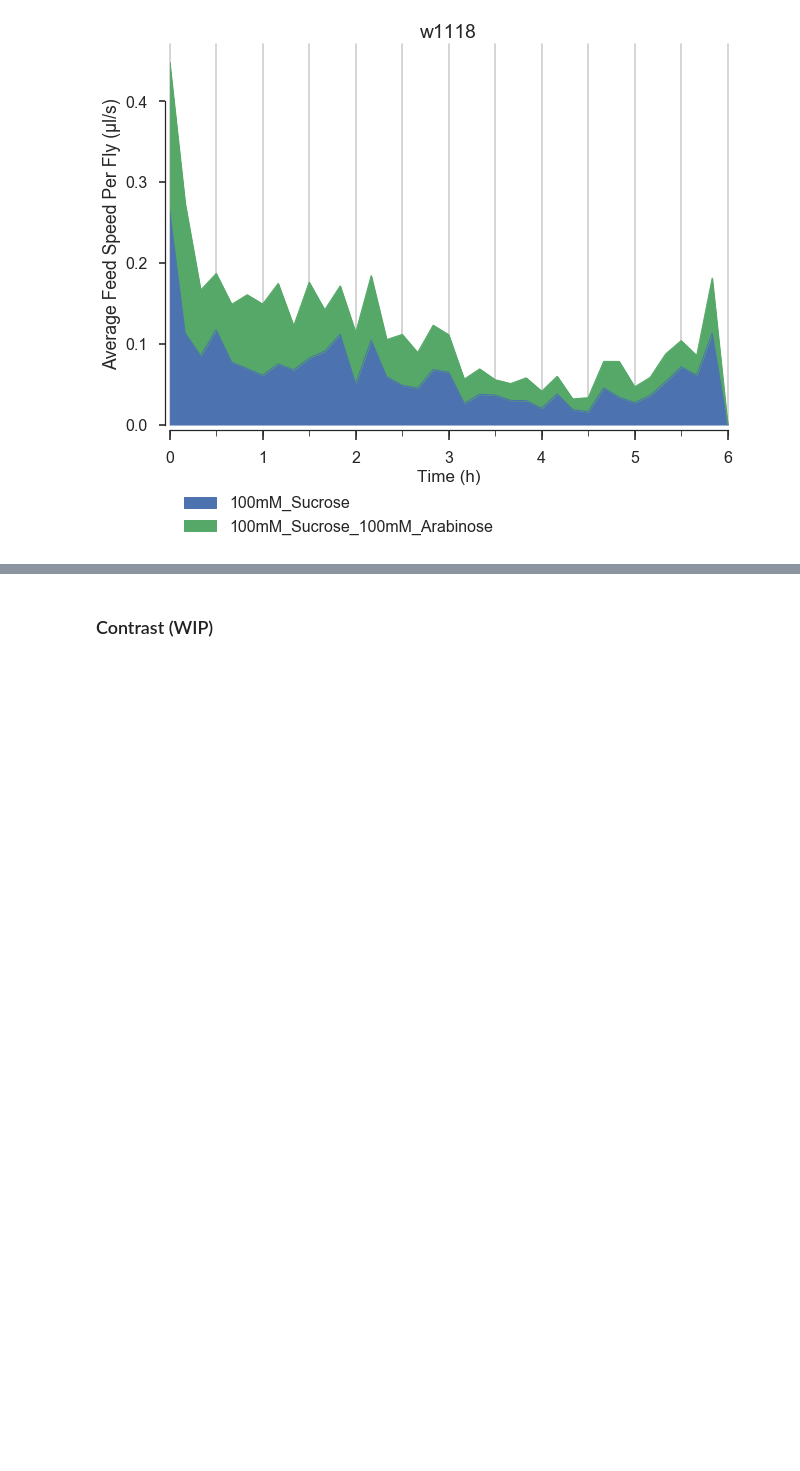
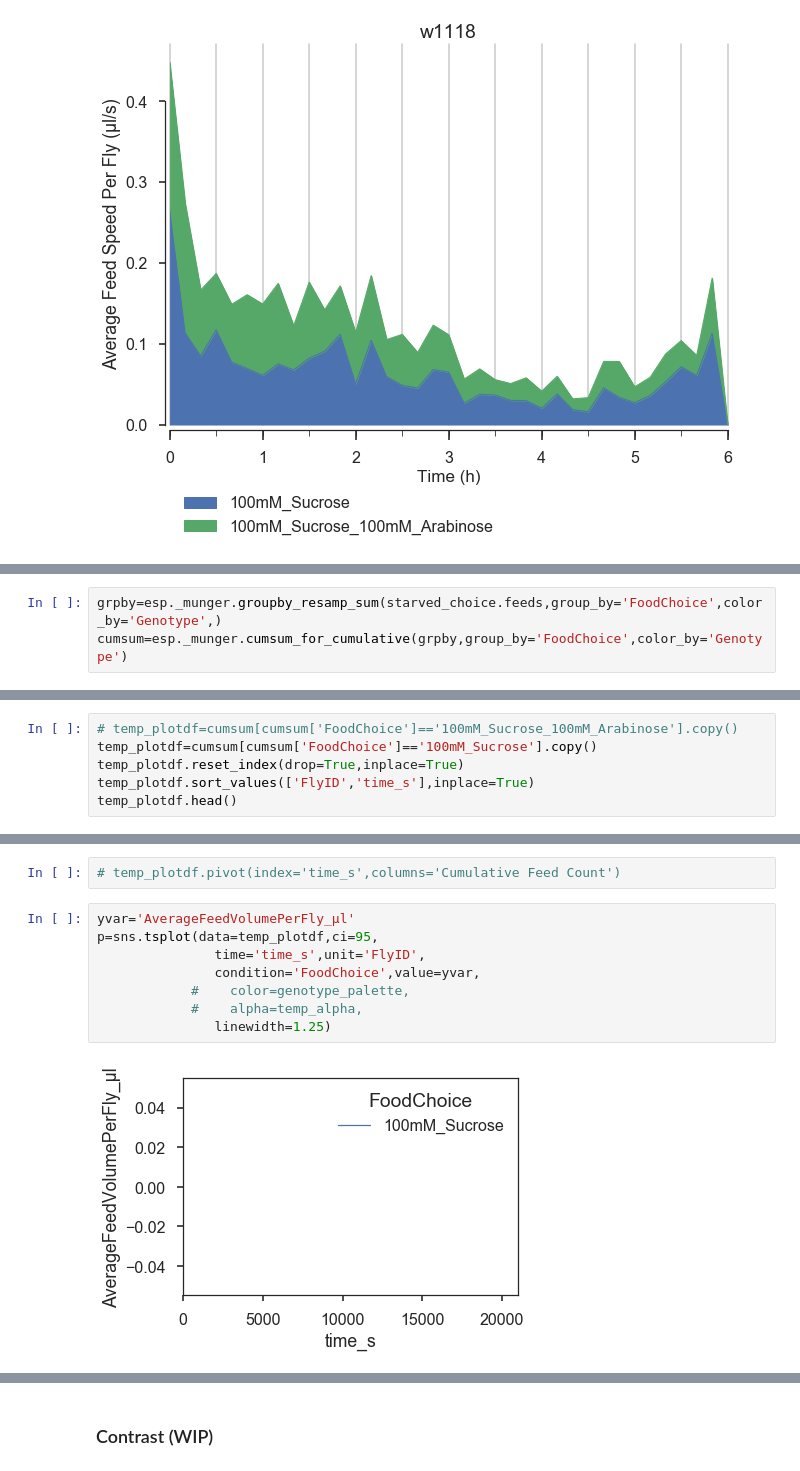
Before and after one commit to ACCLAB/espresso, a Jupyter notebook: jupyter-nb/espresso plotting module dev.ipynb, the cells around one changed output, grey strips where cells are left out. Drawn from its saved outputs; the diff is of its cells as text; blank space fills up the shorter version.

```diff
--- a/jupyter-nb/espresso plotting module dev.ipynb
+++ b/jupyter-nb/espresso plotting module dev.ipynb
@@ -159,0 +141,3 @@ Grouping feed volume time course by Genotype
+# %%
+grpby=esp._munger.groupby_resamp_sum(starved_choice.feeds,group_by='FoodChoice',color_by='Genotype',)
+cumsum=esp._munger.cumsum_for_cumulative(grpby,group_by='FoodChoice',color_by='Genotype')
@@ -159,0 +165,6 @@ Grouping feed volume time course by Genotype
+# %%
+# temp_plotdf=cumsum[cumsum['FoodChoice']=='100mM_Sucrose_100mM_Arabinose'].copy()
+temp_plotdf=cumsum[cumsum['FoodChoice']=='100mM_Sucrose'].copy()
+temp_plotdf.reset_index(drop=True,inplace=True)
+temp_plotdf.sort_values(['FlyID','time_s'],inplace=True)
+temp_plotdf.head()
@@ -159,0 +178,12 @@ Grouping feed volume time course by Genotype
+# %%
+# temp_plotdf.pivot(index='time_s',columns='Cumulative Feed Count')
+# %%
+yvar='AverageFeedVolumePerFly_µl'
+p=sns.tsplot(data=temp_plotdf,ci=95,
+               time='time_s',unit='FlyID',
+               condition='FoodChoice',value=yvar,
+            #    color=genotype_palette,
+            #    alpha=temp_alpha,
+               linewidth=1.25)
+# %% [output]
+[figure, added]
```
Also changed, not shown: parts of 11 cells of this notebook, 1 other file.
